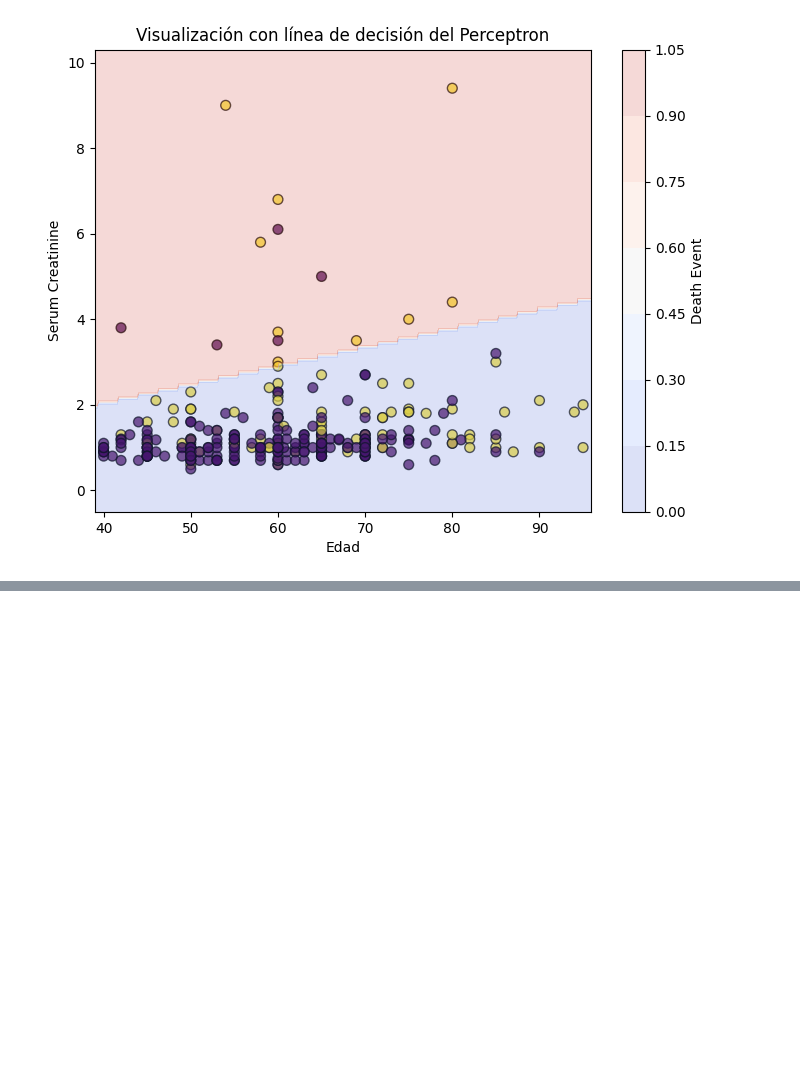
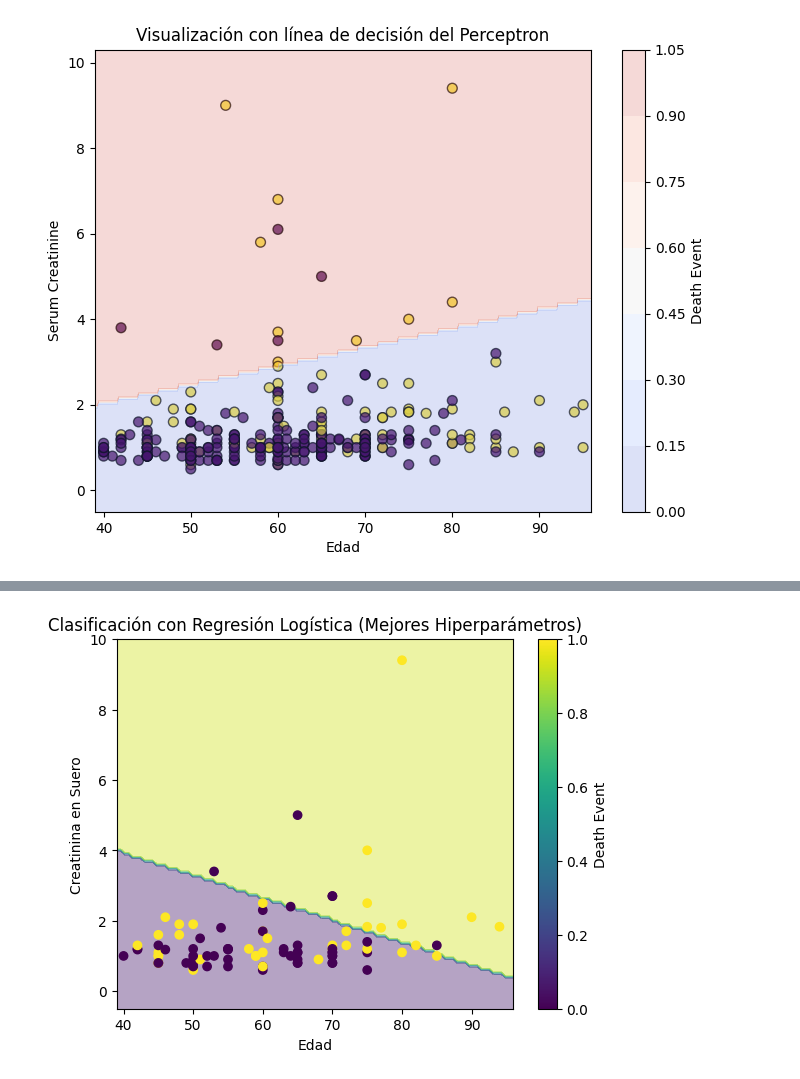
Before and after one commit to jcarvaj18643/universidad-Taller1-Recomendacion, a Jupyter notebook: Perceptron_Taller_1.ipynb, the cells around one changed output, grey strips where cells are left out. Saved outputs shown, nothing was run; the diff lists cells and outputs as text; code cells hidden in the pictures; blank space fills up the shorter version.

```diff
--- a/Perceptron_Taller_1.ipynb
+++ b/Perceptron_Taller_1.ipynb
@@ -258,0 +563,12 @@ plt.show()
+# %%
+best_logistic_model.fit(X_train, y_train)
+
+# Evaluamos el modelo en los datos de prueba
+score = best_logistic_model.score(X_test, y_test)
+print(f"Precisión del modelo en los datos de prueba: {score * 100:.2f}%")
+
+# Guardamos el modelo en un archivo pickle
+with open('best_logistic_model.pkl', 'wb') as f:
+    pickle.dump(best_logistic_model, f)
+
+print("Modelo guardado como 'best_logistic_model.pkl'.")
@@ -258,0 +585,31 @@ plt.show()
+# %%
+import numpy as np
+import matplotlib.pyplot as plt
+
+# Supongamos que estás usando solo dos características para graficar
+X_train_2d = X_train[['age', 'serum_creatinine']].values  # O las características que prefieras
+X_test_2d = X_test[['age', 'serum_creatinine']].values
+
+# Volvemos a entrenar el modelo con solo esas dos características
+best_logistic_model.fit(X_train_2d, y_train)
+
+# Crear una malla de puntos para representar la recta de decisión
+xx, yy = np.meshgrid(np.linspace(X_train_2d[:, 0].min() - 1, X_train_2d[:, 0].max() + 1, 100),
+                     np.linspace(X_train_2d[:, 1].min() - 1, X_train_2d[:, 1].max() + 1, 100))
+
+# Predecir las etiquetas para cada punto de la malla
+Z = best_logistic_model.predict(np.c_[xx.ravel(), yy.ravel()])
+Z = Z.reshape(xx.shape)
+
+# Dibujar la recta de decisión
+plt.contourf(xx, yy, Z, alpha=0.4)
+
+# Dibujar los puntos de datos
+plt.scatter(X_test_2d[:, 0], X_test_2d[:, 1], c=y_test, cmap='viridis')
+plt.xlabel('Edad')
+plt.ylabel('Creatinina en Suero')
+plt.title('Clasificación con Regresión Logística (Mejores Hiperparámetros)')
+plt.colorbar(label='Death Event')
+plt.show()
+# %% [output]
+[figure, added]
```
Also changed, not shown: parts of 22 cells of this notebook.
